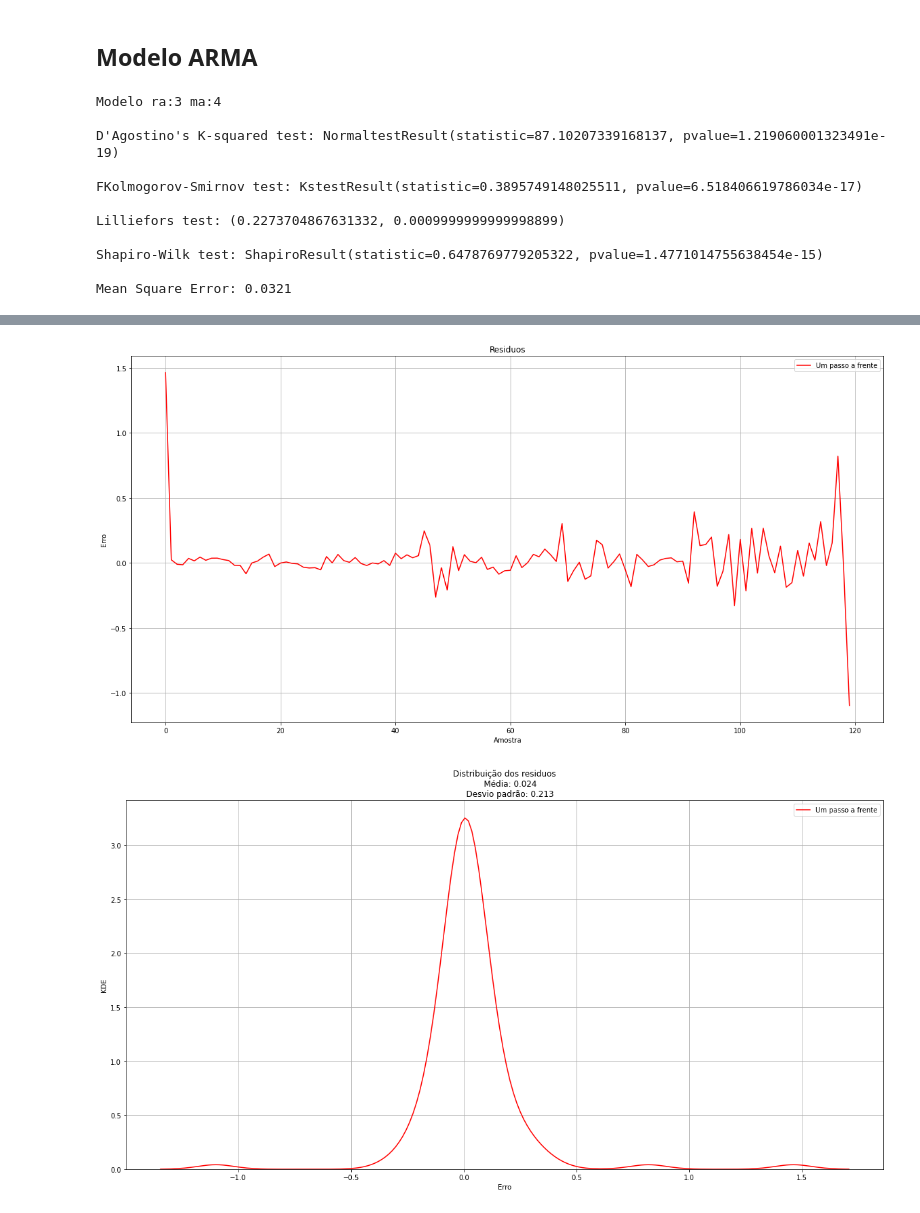
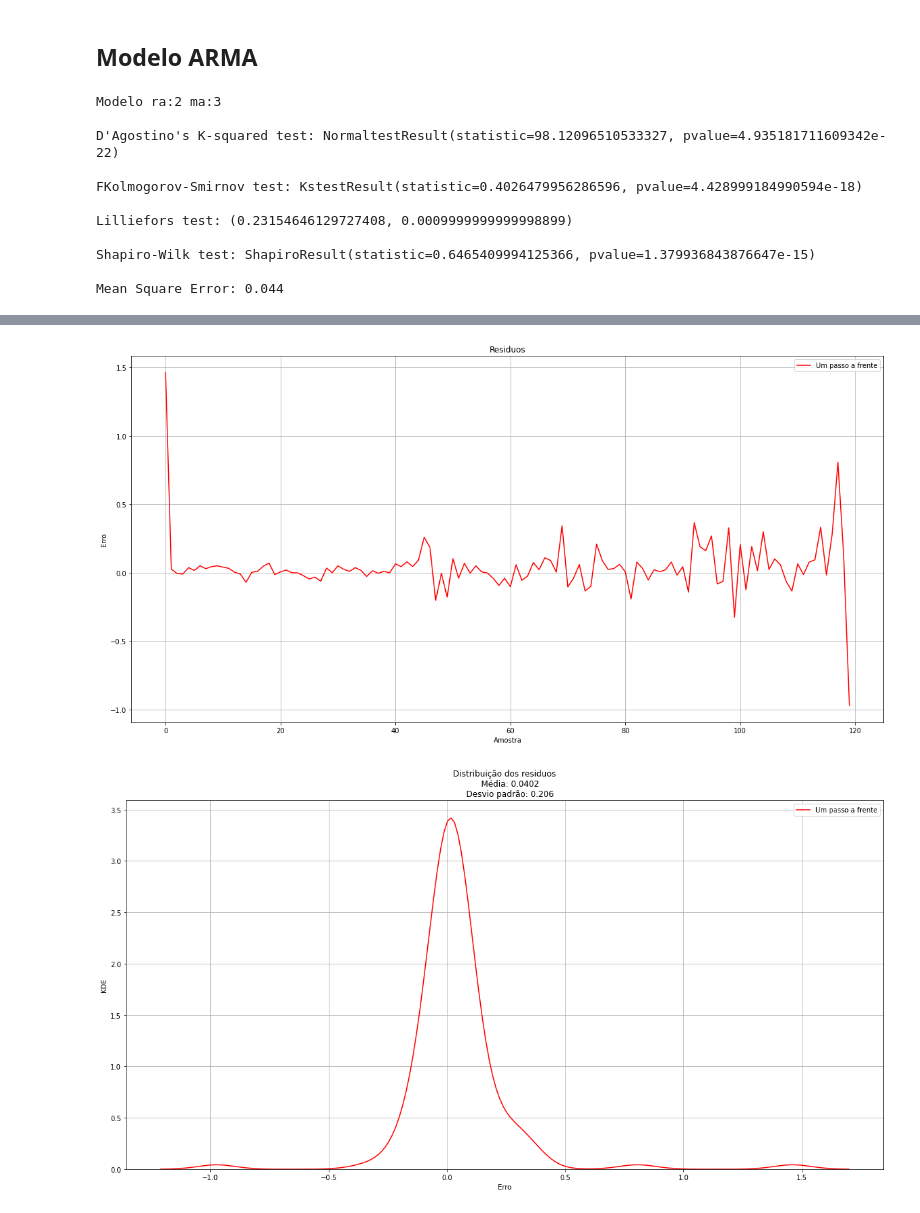
Before and after one commit to CaioMizerkowski/mestrado, a Jupyter notebook: EELT7016/trabalho_01.ipynb, the cells around one changed output, grey strips where cells are left out. Drawn from its saved outputs; the diff is of its cells as text; code cells hidden in the pictures.

Commit message:
🚧: ajustando para que o MSE usado seja o dos dados completos na hora de decidir o melhor modelo made by Caio Mizerkowski for college

```diff
--- a/EELT7016/trabalho_01.ipynb
+++ b/EELT7016/trabalho_01.ipynb
@@ -107,12 +107,13 @@ def plots_metricas_ar(resid, t, y, yest, na, nb, mse):
 def train_arma(y, train, ra, ma):
     train_obs = round(train * len(y))
     arma = SARIMAX(endog=y[:train_obs], order=(ra, 0, ma)).fit(disp=False)
-    mse = arma.mse
+    mse_train = arma.mse
     params = dict(zip(arma.param_names, arma.params))
     arma = arma.append(endog=y[train_obs:], refit=False)
     yest = arma.predict(0, len(y) - 1)
+    mse_test = arma.mse
     resid = y - yest
-    return resid, mse, params, yest
+    return resid, mse_train, mse_test, params, yest
 # %%
 def train_ar(u, y, train, na, nb):
     deep = max(na, nb)
@@ -195,14 +198,14 @@ mse_low = np.Inf
 best = 0
 
 for na in range(1, 5):
-    _, mse, _, _ = train_ar(u, y, train, na, 0)
-    if mse_low > mse:
+    _, mse_train, mse_test, _, _ = train_ar(u, y, train, na, 0)
+    if mse_low > mse_test:
         best = na
-        mse_low = mse
+        mse_low = mse_test
 
 na = best
-resid, mse, params, yest = train_ar(u, y, train, na, 0)
-plots_metricas_arma(resid, t, y, yest, na, 0, mse)
+resid, mse_train, mse_test, params, yest = train_ar(u, y, train, na, 0)
+plots_metricas_arma(resid, t, y, yest, na, 0, mse_test)
 # %% [output]
 Modelo ra:4 ma:0
 
@@ -225,14 +228,14 @@ mse_low = np.Inf
 best = (0, 0)
 
 for ra, ma in product(range(1, 5), range(1, 5)):
-    _, mse, _, _ = train_arma(y, train, ra, ma)
-    if mse_low > mse:
+    _, mse_train, mse_test, _, _ = train_arma(y, train, ra, ma)
+    if mse_low > mse_test:
         best = (ra, ma)
-        mse_low = mse
+        mse_low = mse_test
 
 ra, ma = best
-resid, mse, params, yest = train_arma(y, train, ra, ma)
-plots_metricas_arma(resid, t, y, yest, ra, ma, mse)
+resid, mse_train, mse_test, params, yest = train_arma(y, train, ra, ma)
+plots_metricas_arma(resid, t, y, yest, ra, ma, mse_test)
 # %% [output]
 Modelo ra:4 ma:4
 
@@ -301,14 +304,14 @@ mse_low = np.Inf
 best = 0
 
 for na in range(1, 5):
-    _, mse, _, _ = train_ar(u, y, train, na, 0)
-    if mse_low > mse:
+    _, mse_train, mse_test, _, _ = train_ar(u, y, train, na, 0)
+    if mse_low > mse_test:
         best = na
-        mse_low = mse
+        mse_low = mse_test
 
 na = best
-resid, mse, params, yest = train_ar(u, y, train, na, 0)
-plots_metricas_arma(resid, t, y, yest, na, 0, mse)
+resid, mse_train, mse_test, params, yest = train_ar(u, y, train, na, 0)
+plots_metricas_arma(resid, t, y, yest, na, 0, mse_test)
 # %% [output]
 Modelo ra:3 ma:0
 
@@ -331,23 +334,23 @@ mse_low = np.Inf
 best = (0, 0)
 
 for ra, ma in product(range(1, 5), range(1, 5)):
-    _, mse, _, _ = train_arma(y, train, ra, ma)
-    if mse_low > mse:
+    _, mse_train, mse_test, _, _ = train_arma(y, train, ra, ma)
+    if mse_low > mse_test:
         best = (ra, ma)
-        mse_low = mse
+        mse_low = mse_test
 
 ra, ma = best
-resid, mse, params, yest = train_arma(y, train, ra, ma)
-plots_metricas_arma(resid, t, y, yest, ra, ma, mse)
+resid, mse_train, mse_test, params, yest = train_arma(y, train, ra, ma)
+plots_metricas_arma(resid, t, y, yest, ra, ma, mse_test)
 # %% [output]
-Modelo ra:3 ma:4
+Modelo ra:2 ma:3
 
-D'Agostino's K-squared test: NormaltestResult(statistic=87.10207339168137, pvalue=1.219060001323491e-19)
+D'Agostino's K-squared test: NormaltestResult(statistic=98.12096510533327, pvalue=4.935181711609342e-22)
 
-FKolmogorov-Smirnov test: KstestResult(statistic=0.3895749148025511, pvalue=6.518406619786034e-17)
+FKolmogorov-Smirnov test: KstestResult(statistic=0.4026479956286596, pvalue=4.428999184990594e-18)
 
-Lilliefors test: (0.2273704867631332, 0.0009999999999998899)
+Lilliefors test: (0.23154646129727408, 0.0009999999999998899)
 
-Shapiro-Wilk test: ShapiroResult(statistic=0.6478769779205322, pvalue=1.4771014755638454e-15)
+Shapiro-Wilk test: ShapiroResult(statistic=0.6465409994125366, pvalue=1.379936843876647e-15)
 
-Mean Square Error: 0.0321
+Mean Square Error: 0.044
@@ -355,2 +358,2 @@ Mean Square Error: 0.0321
-[figure, old version]
+[figure, new version]
-[figure, old version]
+[figure, new version]
```
Also changed, not shown: parts of 3 cells of this notebook.
